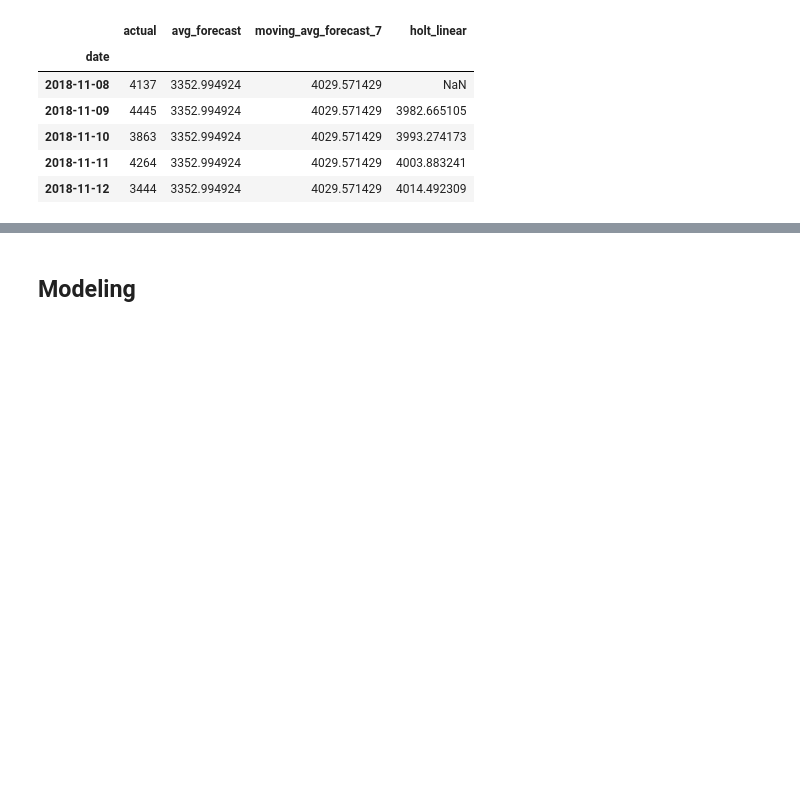
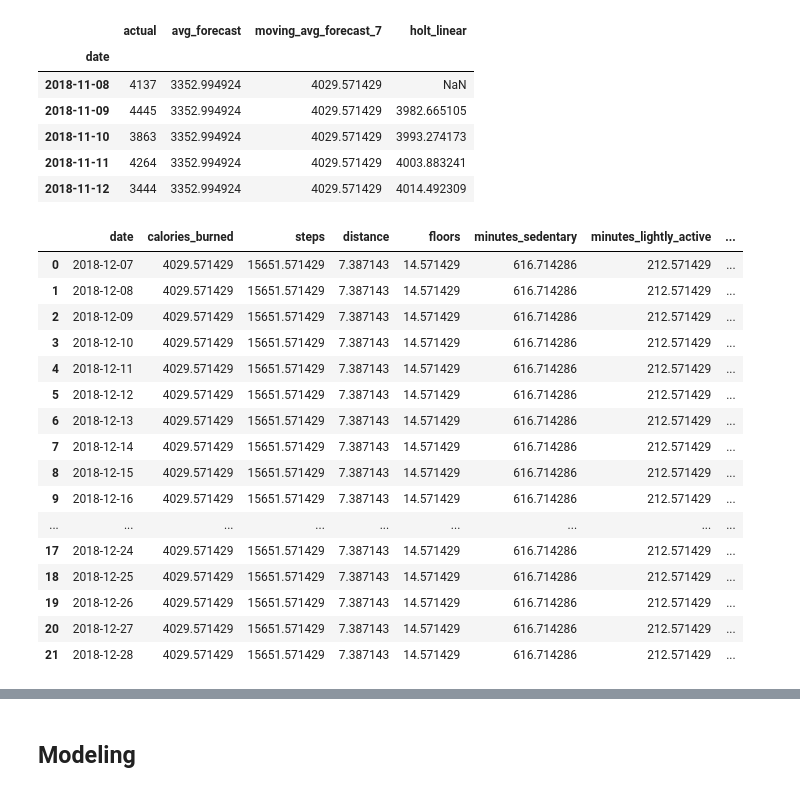
Before and after one commit to tsa-project-steven-matt/tsa_project, a Jupyter notebook: mess_draft_msc.ipynb, the cells around one changed output, grey strips where cells are left out. Saved outputs shown, nothing was run; the diff lists cells and outputs as text; code cells hidden in the pictures; blank space fills up the shorter version.

```diff
--- a/mess_draft_msc.ipynb
+++ b/mess_draft_msc.ipynb
@@ -459,3 +486,7 @@ yhat.head()
 | 2018-11-10 | 3863 | 3352.994924 | 4029.571429 | 3993.274173 |
 | 2018-11-11 | 4264 | 3352.994924 | 4029.571429 | 4003.883241 |
 | 2018-11-12 | 3444 | 3352.994924 | 4029.571429 | 4014.492309 |
+# %%
+missing_vals = pd.date_range(start='12/07/2018', periods=22)
+missing_vals = pd.DataFrame(missing_vals)
+missing_vals = missing_vals.rename(columns={0:'date'})
@@ -461,0 +543,25 @@ yhat.head()
+# %%
+features = []
+for col in df:
+    features.append(col)
+missing_vals = impute_missing_rolling(df, features[:9])
+# %%
+missing_vals
+# %% [output]
+|  | date | calories_burned | steps | distance | floors | minutes_sedentary | minutes_lightly_active | ... |
+| 0 | 2018-12-07 | 4029.571429 | 15651.571429 | 7.387143 | 14.571429 | 616.714286 | 212.571429 | ... |
+| 1 | 2018-12-08 | 4029.571429 | 15651.571429 | 7.387143 | 14.571429 | 616.714286 | 212.571429 | ... |
+| 2 | 2018-12-09 | 4029.571429 | 15651.571429 | 7.387143 | 14.571429 | 616.714286 | 212.571429 | ... |
+| 3 | 2018-12-10 | 4029.571429 | 15651.571429 | 7.387143 | 14.571429 | 616.714286 | 212.571429 | ... |
+| 4 | 2018-12-11 | 4029.571429 | 15651.571429 | 7.387143 | 14.571429 | 616.714286 | 212.571429 | ... |
+| 5 | 2018-12-12 | 4029.571429 | 15651.571429 | 7.387143 | 14.571429 | 616.714286 | 212.571429 | ... |
+| 6 | 2018-12-13 | 4029.571429 | 15651.571429 | 7.387143 | 14.571429 | 616.714286 | 212.571429 | ... |
+| 7 | 2018-12-14 | 4029.571429 | 15651.571429 | 7.387143 | 14.571429 | 616.714286 | 212.571429 | ... |
+| 8 | 2018-12-15 | 4029.571429 | 15651.571429 | 7.387143 | 14.571429 | 616.714286 | 212.571429 | ... |
+| 9 | 2018-12-16 | 4029.571429 | 15651.571429 | 7.387143 | 14.571429 | 616.714286 | 212.571429 | ... |
+| ... | ... | ... | ... | ... | ... | ... | ... | ... |
+| 17 | 2018-12-24 | 4029.571429 | 15651.571429 | 7.387143 | 14.571429 | 616.714286 | 212.571429 | ... |
+| 18 | 2018-12-25 | 4029.571429 | 15651.571429 | 7.387143 | 14.571429 | 616.714286 | 212.571429 | ... |
+| 19 | 2018-12-26 | 4029.571429 | 15651.571429 | 7.387143 | 14.571429 | 616.714286 | 212.571429 | ... |
+| 20 | 2018-12-27 | 4029.571429 | 15651.571429 | 7.387143 | 14.571429 | 616.714286 | 212.571429 | ... |
+| 21 | 2018-12-28 | 4029.571429 | 15651.571429 | 7.387143 | 14.571429 | 616.714286 | 212.571429 | ... |
```
Also changed, not shown: parts of 13 cells of this notebook.
